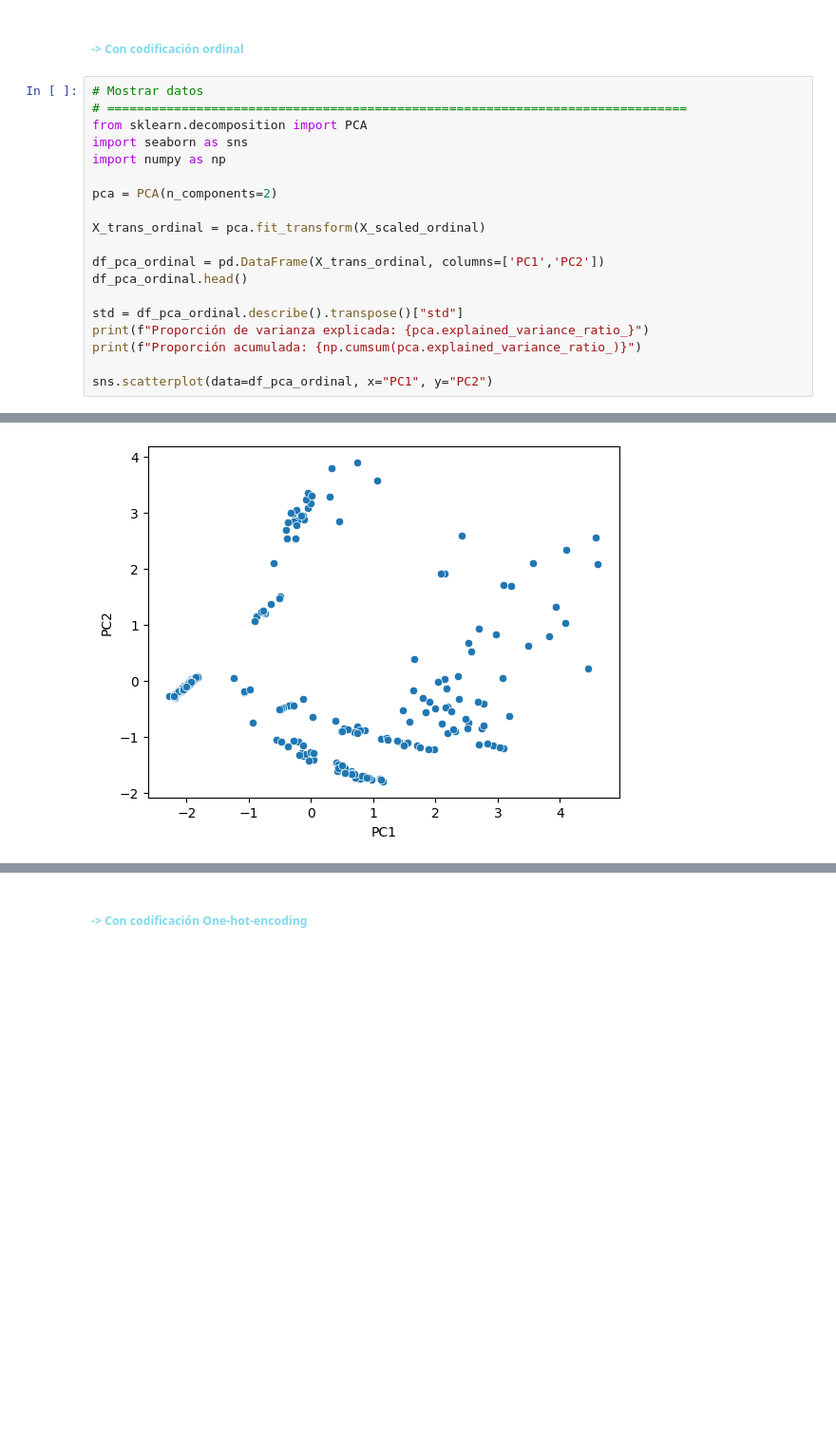
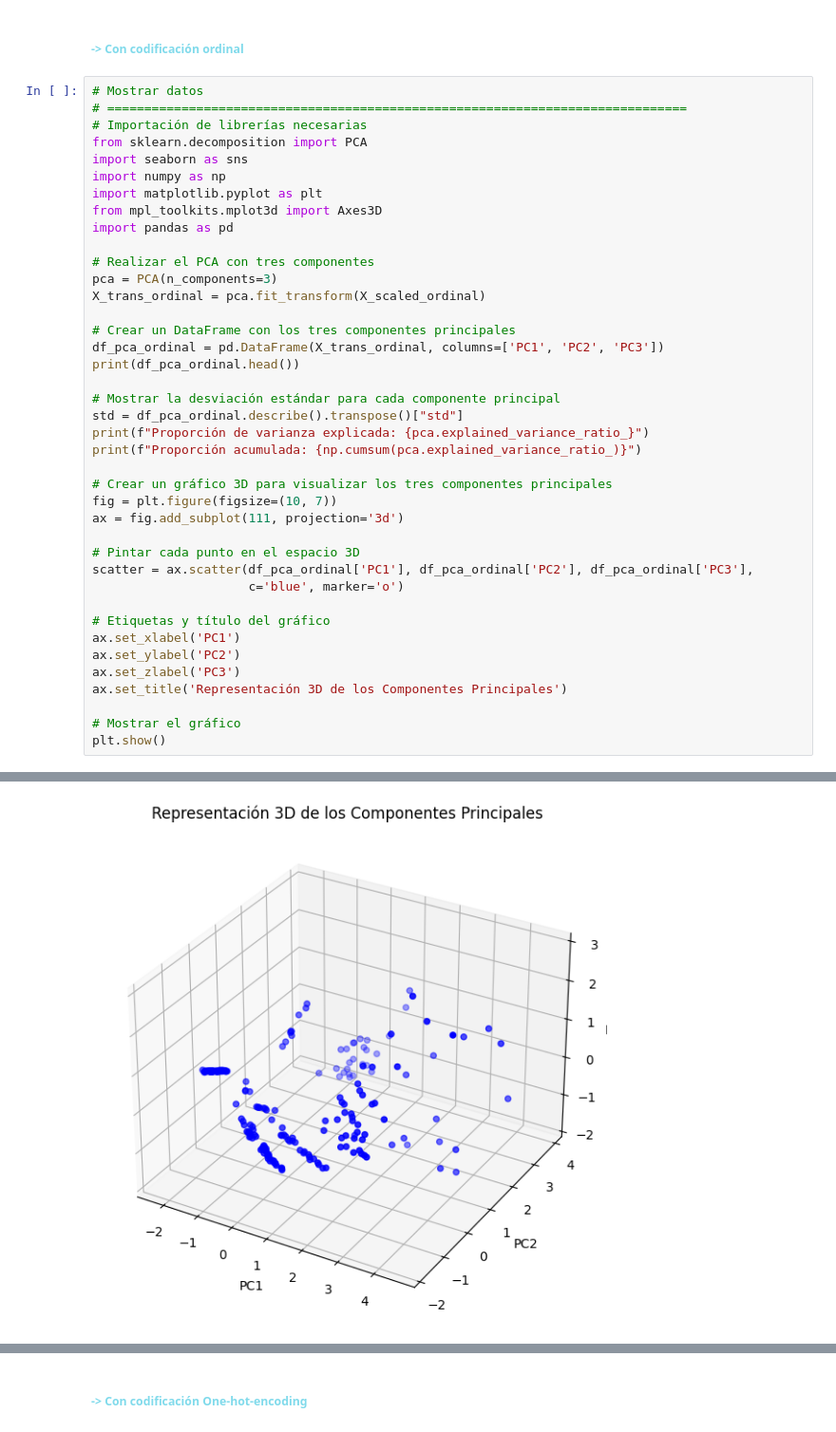
Before and after one commit to NataaNK/Grupo11_Practica2, a Jupyter notebook: main.ipynb, the cells around one changed output, grey strips where cells are left out. Shown at 95% size. Drawn from its saved outputs; the diff is of its cells as text; blank space fills up the shorter version.

Commit message:
pca conclusion 3 componentes

```diff
--- a/main.ipynb
+++ b/main.ipynb
@@ -613,20 +613,41 @@ Vamos a visualizar los datos usando la técnica de reducción de dimensiones PCA
 # %%
 # Mostrar datos
 # ==============================================================================
+# Importación de librerías necesarias
 from sklearn.decomposition import PCA
 import seaborn as sns
 import numpy as np
+import matplotlib.pyplot as plt
+from mpl_toolkits.mplot3d import Axes3D
+import pandas as pd
 
-pca = PCA(n_components=2)
-
+# Realizar el PCA con tres componentes
+pca = PCA(n_components=3)
 X_trans_ordinal = pca.fit_transform(X_scaled_ordinal)
 
-df_pca_ordinal = pd.DataFrame(X_trans_ordinal, columns=['PC1','PC2'])
-df_pca_ordinal.head()
+# Crear un DataFrame con los tres componentes principales
+df_pca_ordinal = pd.DataFrame(X_trans_ordinal, columns=['PC1', 'PC2', 'PC3'])
+print(df_pca_ordinal.head())
 
+# Mostrar la desviación estándar para cada componente principal
 std = df_pca_ordinal.describe().transpose()["std"]
 print(f"Proporción de varianza explicada: {pca.explained_variance_ratio_}")
 print(f"Proporción acumulada: {np.cumsum(pca.explained_variance_ratio_)}")
 
-sns.scatterplot(data=df_pca_ordinal, x="PC1", y="PC2")
+# Crear un gráfico 3D para visualizar los tres componentes principales
+fig = plt.figure(figsize=(10, 7))
+ax = fig.add_subplot(111, projection='3d')
+
+# Pintar cada punto en el espacio 3D
+scatter = ax.scatter(df_pca_ordinal['PC1'], df_pca_ordinal['PC2'], df_pca_ordinal['PC3'],
+                     c='blue', marker='o')
+
+# Etiquetas y título del gráfico
+ax.set_xlabel('PC1')
+ax.set_ylabel('PC2')
+ax.set_zlabel('PC3')
+ax.set_title('Representación 3D de los Componentes Principales')
+
+# Mostrar el gráfico
+plt.show()
 # %% [output]
@@ -636 +662 @@ Proporción acumulada: [0.55409866 0.85101118]
-[figure, old version]
+[figure, new version]
```
Also changed, not shown: parts of 3 cells of this notebook.
